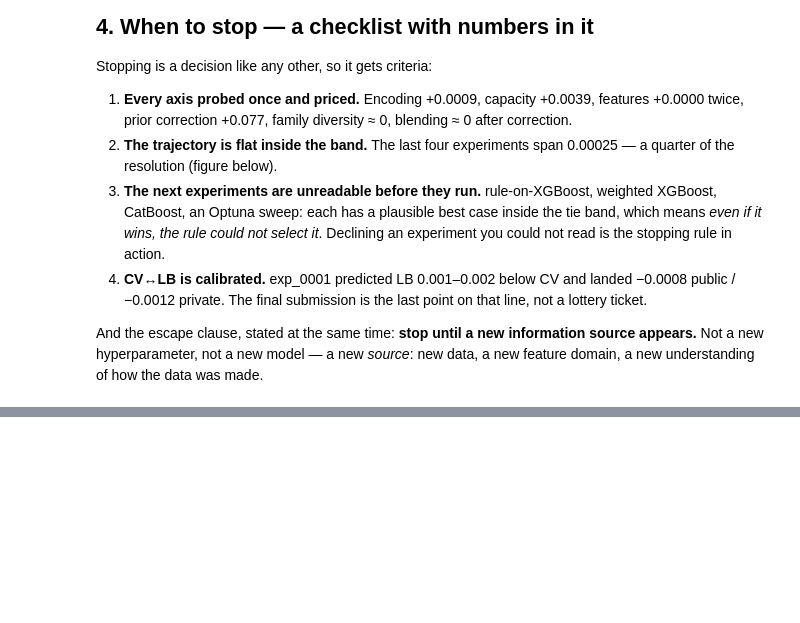
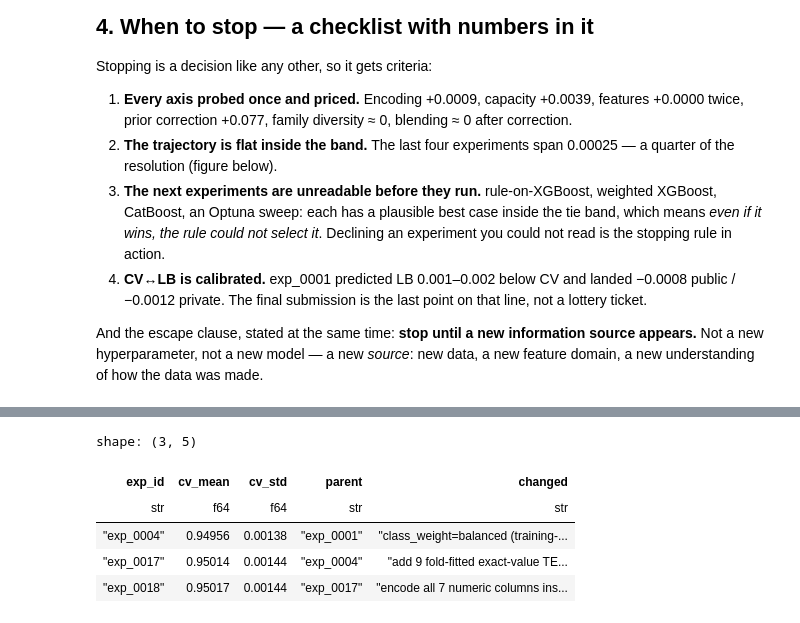
Before and after one commit to epsilonlog/comp-playground-series-s6e7, a Jupyter notebook: notebooks/07_selection.ipynb, the cells around one changed output, grey strips where cells are left out. Saved outputs shown, nothing was run; the diff lists cells and outputs as text; code cells hidden in the pictures; blank space fills up the shorter version.

```diff
--- a/notebooks/07_selection.ipynb
+++ b/notebooks/07_selection.ipynb
@@ -408,0 +432,11 @@ spends these two sources is the next notebook, not this one.
+# %%
+ledger = pl.read_csv(cv.LEDGER)
+ledger.filter(pl.col("exp_id").is_in(["exp_0004", "exp_0017", "exp_0018"])).select(
+    "exp_id", "cv_mean", "cv_std", "parent", "changed")
+# %% [output]
+shape: (3, 5)
+| exp_id | cv_mean | cv_std | parent | changed |
+| str | f64 | f64 | str | str |
+| "exp_0004" | 0.94956 | 0.00138 | "exp_0001" | "class_weight=balanced (training-... |
+| "exp_0017" | 0.95014 | 0.00144 | "exp_0004" | "add 9 fold-fitted exact-value TE... |
+| "exp_0018" | 0.95017 | 0.00144 | "exp_0017" | "encode all 7 numeric columns ins... |
```
Also changed, not shown: parts of 6 cells of this notebook, 10 other files.
